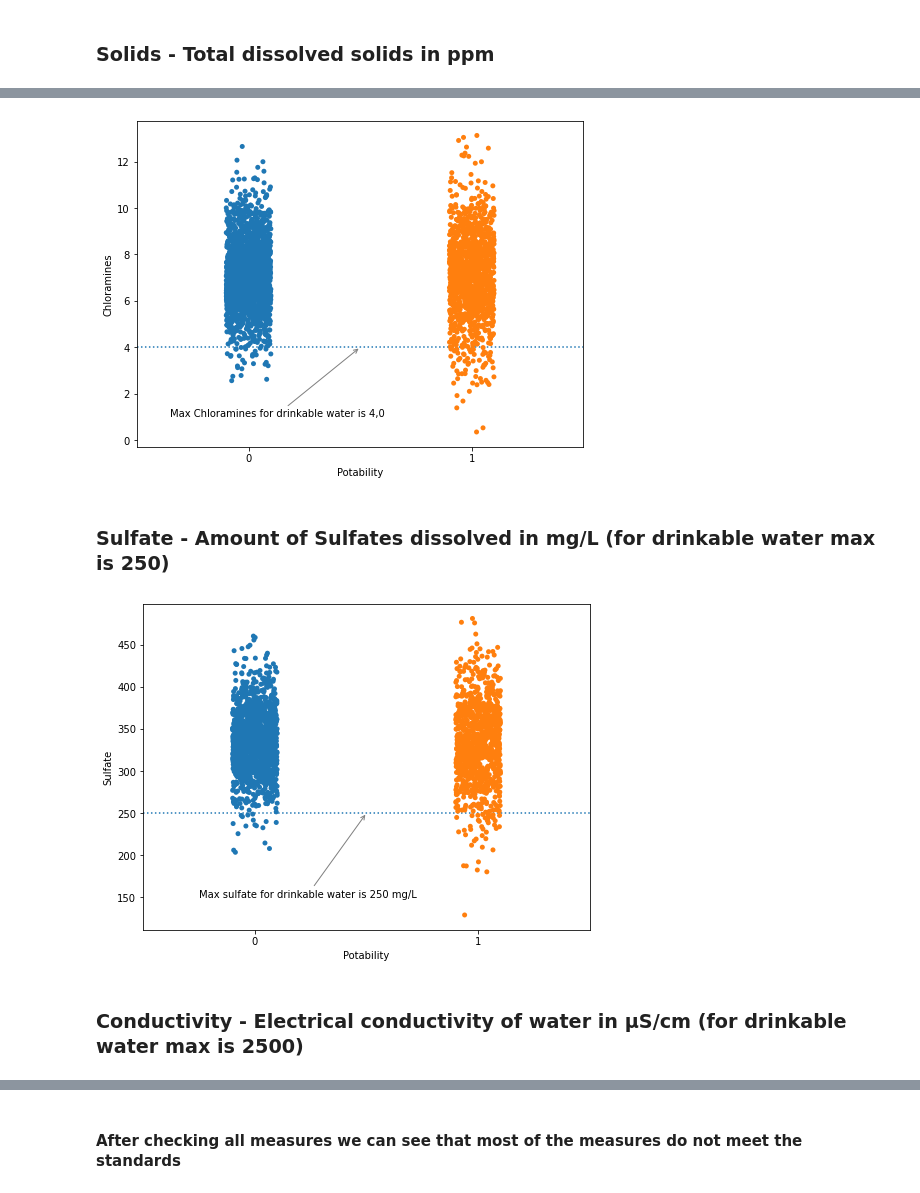
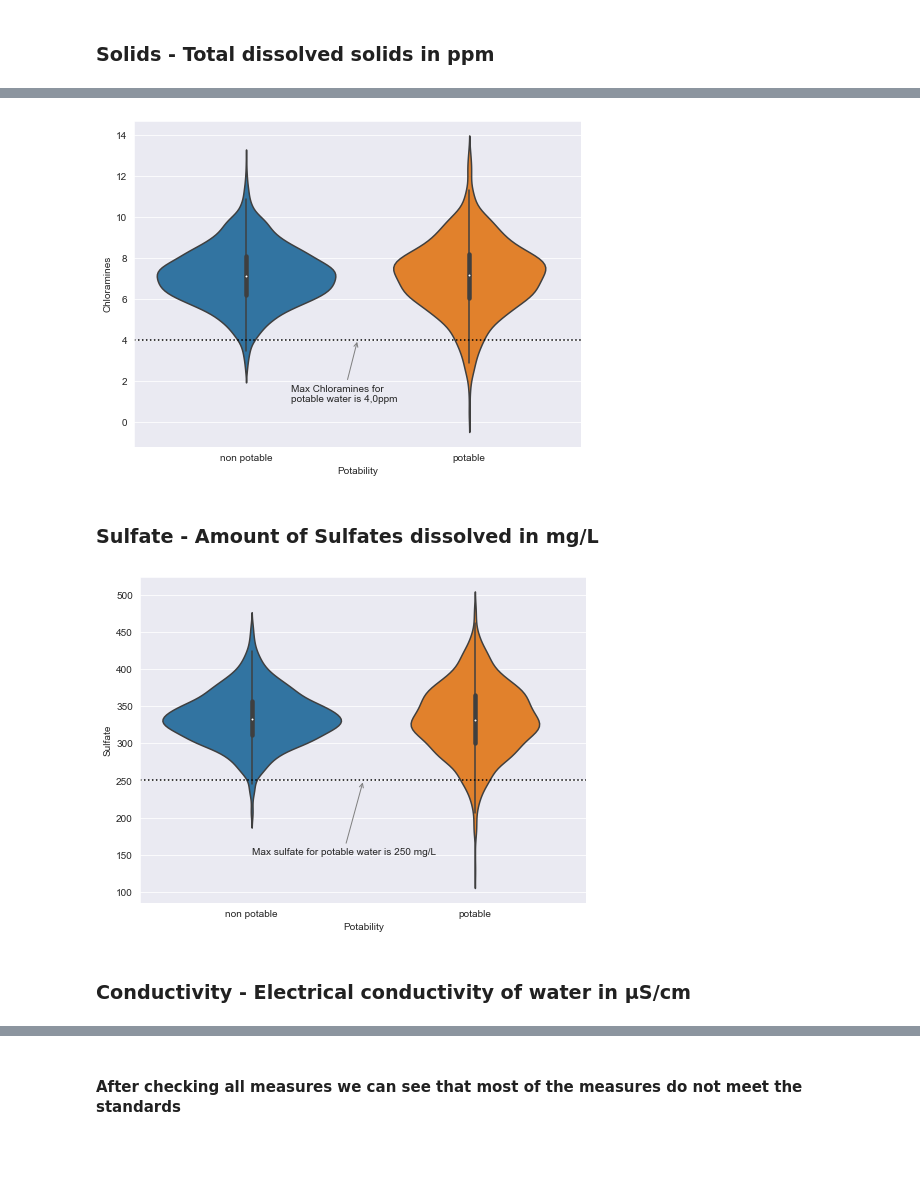
Before and after one commit to AleksanderWernik/Water_potability, a Jupyter notebook: Woda.ipynb, the cells around one changed output, grey strips where cells are left out. Cells and saved outputs as stored; diff of their text form; code cells hidden in the pictures; blank space fills up the shorter version.

```diff
--- a/Woda.ipynb
+++ b/Woda.ipynb
@@ -94,15 +66,17 @@ plt.show()
 # %% [markdown]
 ### pH of water
 # %%
+sns.set_style(style='darkgrid')
 plt.figure(figsize=(8,6))
-ax = sns.stripplot(x='Potability', y='ph', data=df)
-ax.axhline(y=9.5, linestyle='dotted')
-ax.axhline(y=6.5, linestyle='dotted')
-ax.annotate('Max ph for drinkable water is 9,5', xy=[0.5,9.5],
-           xytext=[0.1,12.5],
+ax = sns.violinplot(x='Potability', y='ph', data=df)
+ax.set(xticklabels=('non potable', 'potable'))
+ax.axhline(y=9.5, linestyle='dotted', color='black')
+ax.axhline(y=6.5, linestyle='dotted', color='black')
+ax.annotate('Max ph for potable water is 9,5', xy=[0.5,9.5],
+           xytext=[0.15,12.5],
            arrowprops={'arrowstyle': '->', 'color':'gray'})
-ax.annotate('Min ph for drinkable water is 6,5', xy=[0.5,6.5],
-           xytext=[0.15,2],
+ax.annotate('Min ph for potable water is 6,5', xy=[0.5,6.5],
+           xytext=[0.15,2.5],
            arrowprops={'arrowstyle': '->', 'color':'gray'})
 plt.show()
 # %% [output]
@@ -133,26 +109,28 @@ plt.show()
 # %%
 plt.figure(figsize=(8,6))
-ax = sns.stripplot(x='Potability', y='Chloramines', data=df)
-ax.axhline(y=4, linestyle='dotted')
-ax.annotate('Max Chloramines for drinkable water is 4,0', xy=[0.5,4],
-           xytext=[-0.35,1],
+ax = sns.violinplot(x='Potability', y='Chloramines', data=df)
+ax.set(xticklabels=('non potable', 'potable'))
+ax.axhline(y=4, linestyle='dotted', color='black')
+ax.annotate('Max Chloramines for \npotable water is 4,0ppm', xy=[0.5,4],
+           xytext=[0.20,1],
            arrowprops={'arrowstyle': '->', 'color':'gray'})
 plt.show()
 # %% [output]
-[figure, old version]
+[figure, new version]
 # %% [markdown]
-### Sulfate - Amount of Sulfates dissolved in mg/L (for drinkable water max is 250)
+### Sulfate - Amount of Sulfates dissolved in mg/L
 # %%
 plt.figure(figsize=(8,6))
-ax = sns.stripplot(x='Potability', y='Sulfate', data=df)
-plt.axhline(y=250, linestyle='dotted')
-ax.annotate('Max sulfate for drinkable water is 250 mg/L', xy=[0.5,250],
-           xytext=[-0.25,150],
+ax = sns.violinplot(x='Potability', y='Sulfate', data=df)
+ax.set(xticklabels=('non potable', 'potable'))
+plt.axhline(y=250, linestyle='dotted', color='black')
+ax.annotate('Max sulfate for potable water is 250 mg/L', xy=[0.5,250],
+           xytext=[0,150],
            arrowprops={'arrowstyle': '->', 'color':'gray'})
 plt.show()
 # %% [output]
-[figure, old version]
+[figure, new version]
 # %% [markdown]
-### Conductivity - Electrical conductivity of water in μS/cm (for drinkable water max is 2500)
+### Conductivity - Electrical conductivity of water in μS/cm
 # %%
 plt.figure(figsize=(8,6))
```
Also changed, not shown: parts of 39 cells of this notebook.
